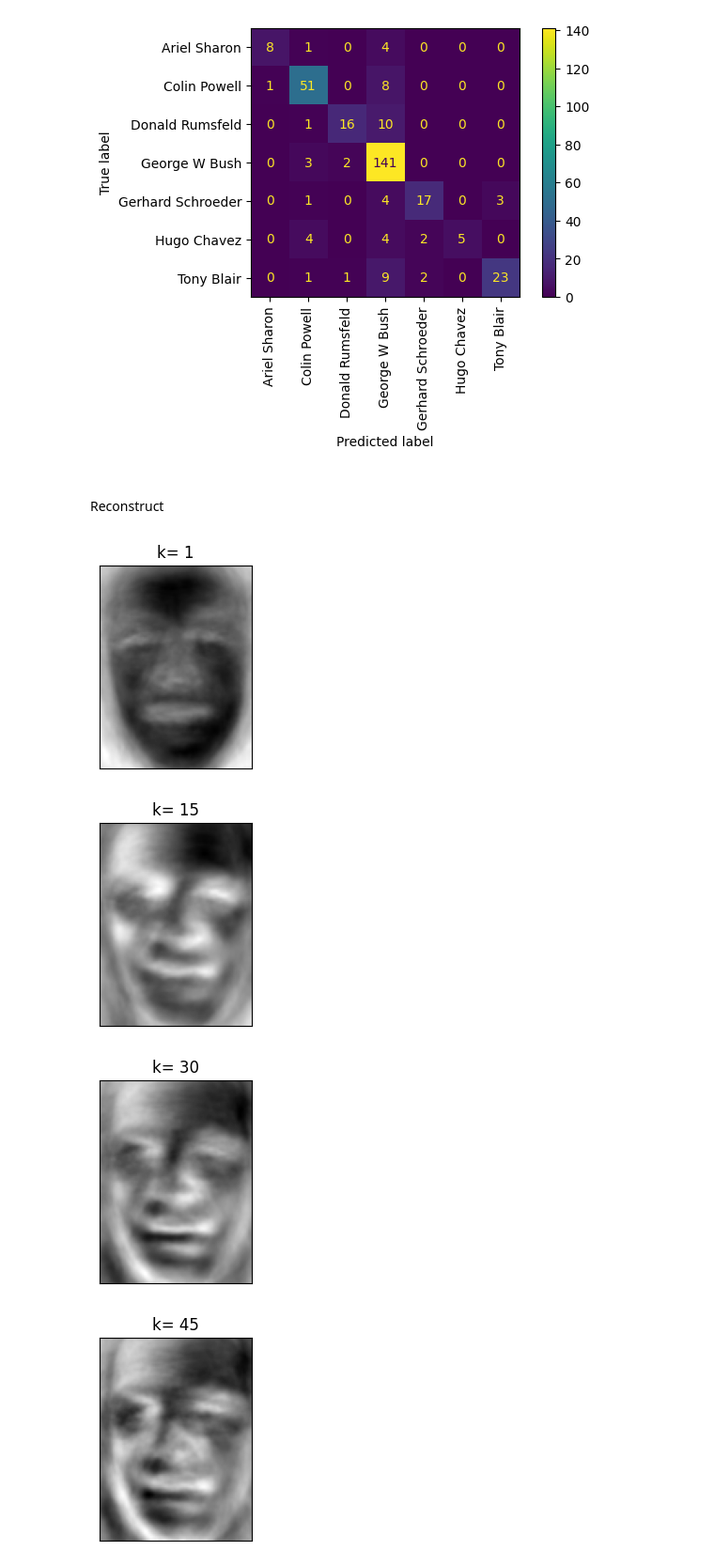
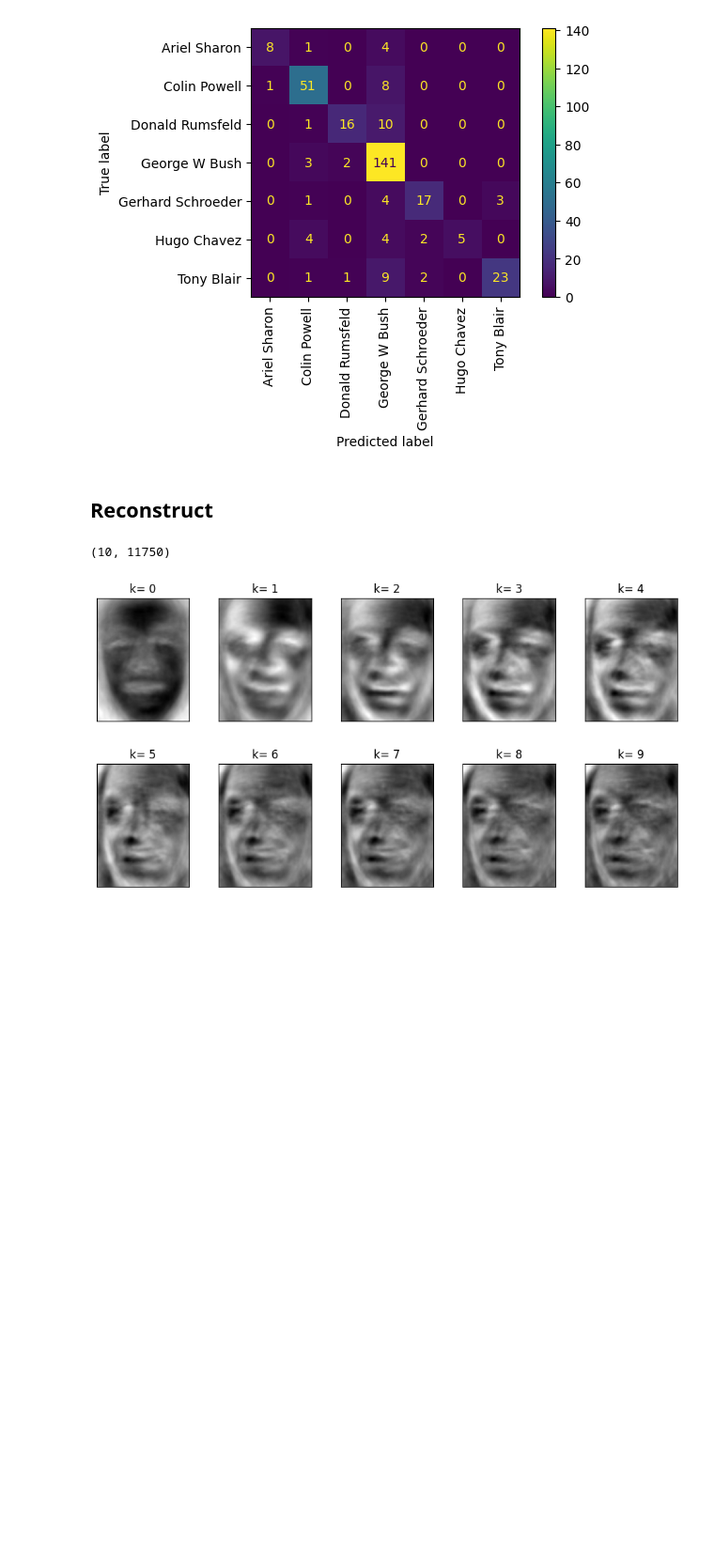
Before and after one commit to YRT777/7404-eigenfaces-elderversion, a Jupyter notebook: eigenfaces.ipynb, the cells around one changed output. Shown at 94% size. Cells and saved outputs as stored; diff of their text form; code cells hidden in the pictures; blank space fills up the shorter version.

Commit message:
reconstruct first image with eigenfaces of whole dataset

```diff
--- a/eigenfaces.ipynb
+++ b/eigenfaces.ipynb
@@ -316,21 +316,16 @@ Gerhard Schroeder       0.81      0.68      0.74        25
      weighted avg       0.82      0.81      0.80       322
 [figure]
 # %% [markdown]
-##
-Reconstruct
+## Reconstruct
 # %%
-#fig, axs = plt.subplots(2,5,figsize=(15,6))
-for k, i in zip([1,15,30,45,60,75,90,105,120,135,150],np.arange(11)):
-    face_score = X[0,:].dot(eigface[:,:k]) # Get PC scores of the images
-    projected_face = face_score.dot(eigface[:,:k].T) # Reconstruct first face in dataset using k PCs
-    #print(np.shape(face_score))
-    #ax = plt.subplot(2,5,i+1)
-    #ax.set_title("k = "+str(k+1))
-    plot_gallery([projected_face+mean1],["k= %d" % k ], n_row=1, n_col=1)
+#reconstruct first image with eigenfaces of whole dataset
+Y=[0]*10
+for k, i in zip([1,15,30,45,60,75,90,105,120,135],np.arange(10)):
+    face_score = X[0,:].dot(eigface[:,:k])
+    projected_face = face_score.dot(eigface[:,:k].T)
+    Y[i]=projected_face +mean1
 
-#fig.suptitle(("Reconstruction with increasing eigenfaces"), fontsize=16)
+plot_gallery(Y,["k= %d" % j for j in range(15) ], n_row=2, n_col=5)
 # %% [output]
+(10, 11750)
-[figure, old version]
+[figure, new version]
-[figure, removed]
-[figure, removed]
-[figure, removed]
```
Also changed, not shown: parts of 2 cells of this notebook.
